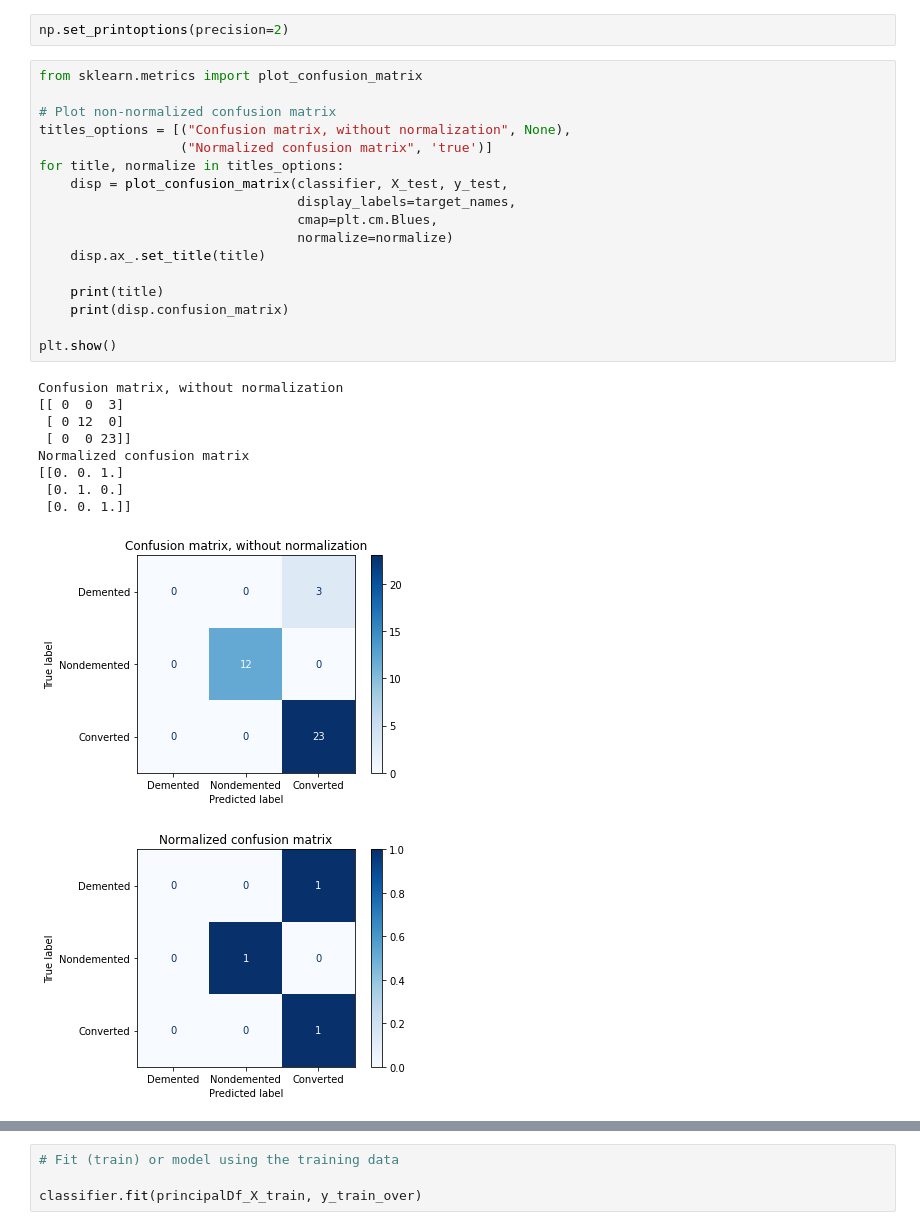
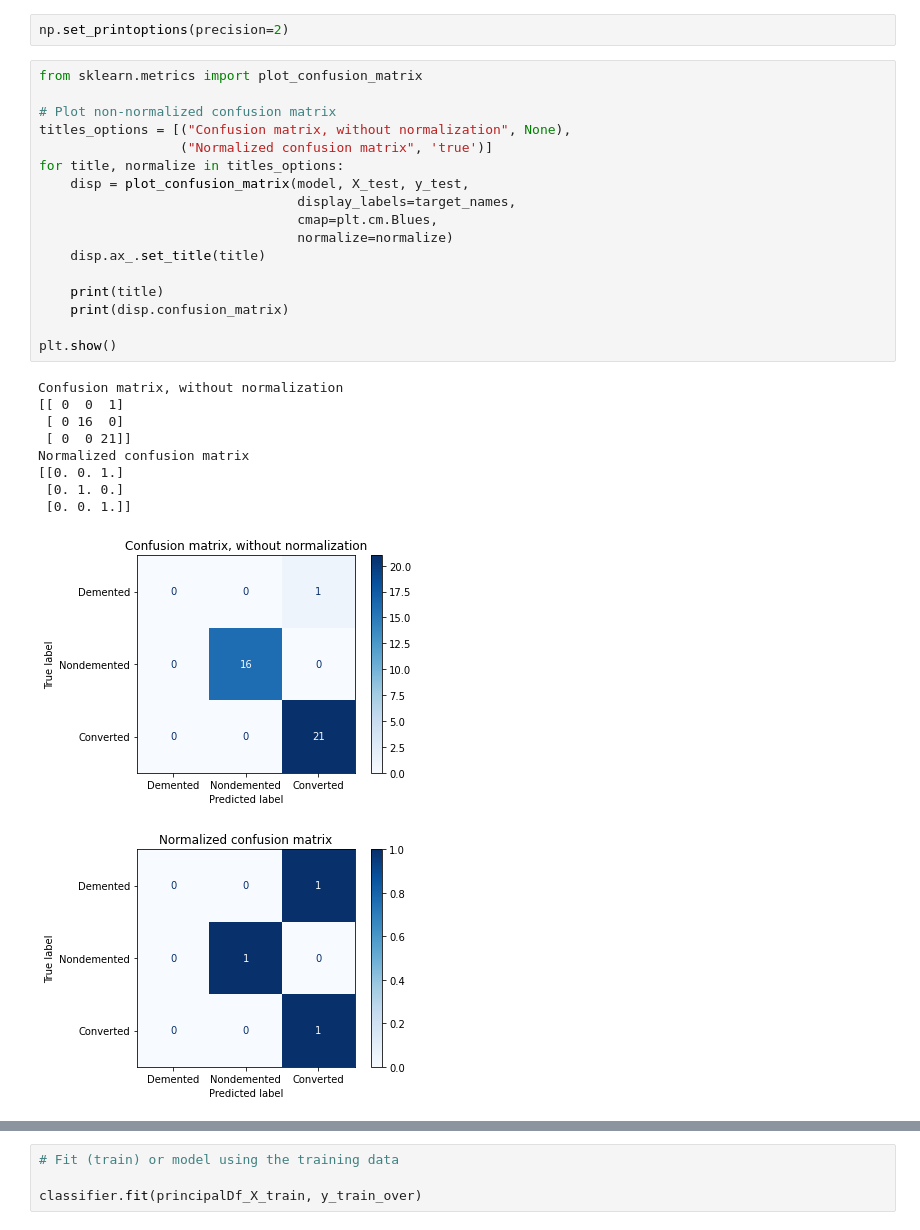
Before and after one commit to Radhika303/Dementia_Prediction, a Jupyter notebook: Dementia_Data_v2.ipynb, the cells around one changed output, grey strips where cells are left out. Cells and saved outputs as stored; diff of their text form.

```diff
--- a/Dementia_Data_v2.ipynb
+++ b/Dementia_Data_v2.ipynb
@@ -244,30 +254,30 @@ np.set_printoptions(precision=2)
 # %%
 from sklearn.metrics import plot_confusion_matrix
 
 # Plot non-normalized confusion matrix
 titles_options = [("Confusion matrix, without normalization", None),
                   ("Normalized confusion matrix", 'true')]
 for title, normalize in titles_options:
-    disp = plot_confusion_matrix(classifier, X_test, y_test,
+    disp = plot_confusion_matrix(model, X_test, y_test,
                                  display_labels=target_names,
                                  cmap=plt.cm.Blues,
                                  normalize=normalize)
     disp.ax_.set_title(title)
 
     print(title)
     print(disp.confusion_matrix)
 
 plt.show()
 # %% [output]
 Confusion matrix, without normalization
-[[ 0  0  3]
- [ 0 12  0]
- [ 0  0 23]]
+[[ 0  0  1]
+ [ 0 16  0]
+ [ 0  0 21]]
 Normalized confusion matrix
 [[0. 0. 1.]
  [0. 1. 0.]
  [0. 0. 1.]]
-[figure, old version]
+[figure, new version]
 [figure]
 # %%
 # Calculate classification report
```
Also changed, not shown: parts of 49 cells of this notebook.
